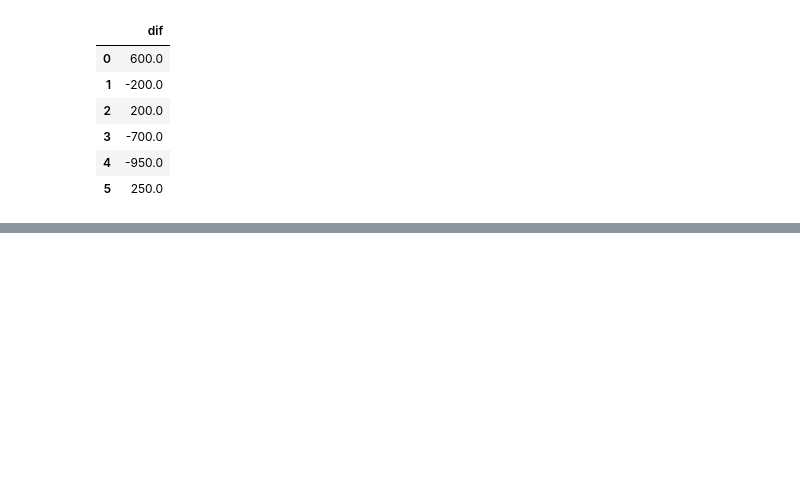
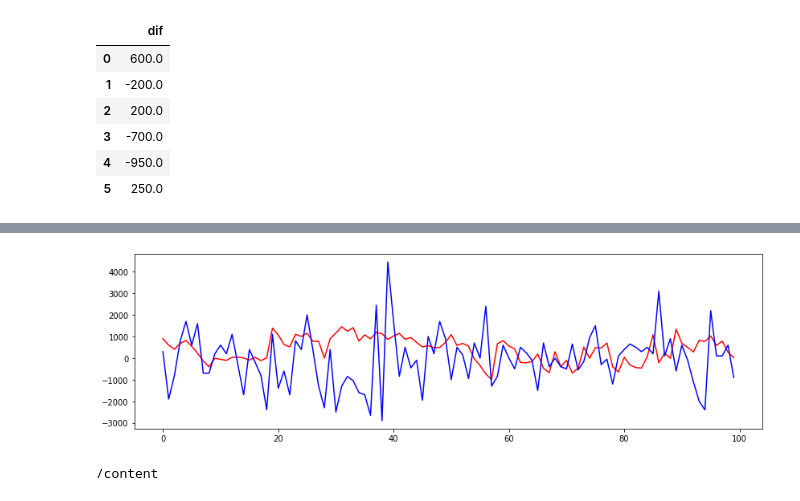
Before and after one commit to sjbaek12/sjbaek12.github.io, a Jupyter notebook: 주가예측_LSTM.ipynb, the cells around one changed output, grey strips where cells are left out. Drawn from its saved outputs; the diff is of its cells as text; code cells hidden in the pictures; blank space fills up the shorter version.

```diff
--- a/주가예측_LSTM.ipynb
+++ b/주가예측_LSTM.ipynb
@@ -516,0 +542,2 @@ _________________________________________________________________
+# %%
+history = model.fit(x_train_L5_r, y_train_L5, validation_data = (x_val_L5_r, y_val_L5), epochs=200, verbose=0)
@@ -517,3 +568,2 @@ _________________________________________________________________
 # %%
-model.compile(loss='mse', optimizer='adam', metrics=['mae'])
-history = model.fit(x_train_L5_r, y_train_L5, validation_data = (x_val_L5_r, y_val_L5), epochs=300)
+model.compile(loss='mse', optimizer=optimizer, metrics=['mae'])
@@ -554,0 +570,2 @@ plt.show()
+# %%
+model.load_weights("LSTM_stock_model.h5") # 저장된 weight를 기존 모델에 적용한다.
@@ -554,0 +577,13 @@ plt.show()
+# %%
+predict_val = model.predict(x_val_L5_r)
+# %%
+plt.plot(predict_val, 'r')
+plt.plot(y_val_L5, 'b')
+plt.show()
+# %% [output]
+[figure, added]
+# %%
+import os
+print(os.getcwd())
+# %% [output]
+/content
```
Also changed, not shown: parts of 24 cells of this notebook.
